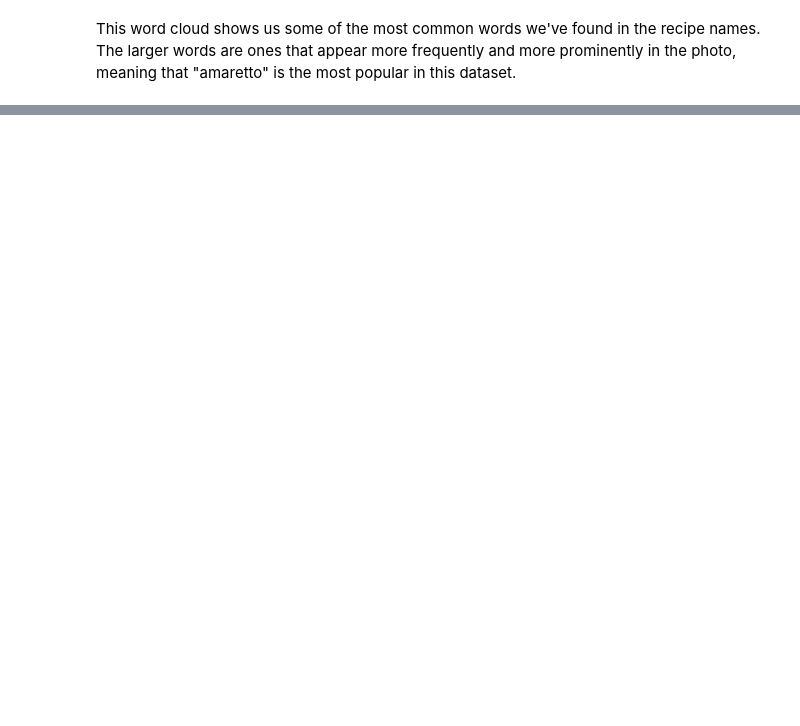
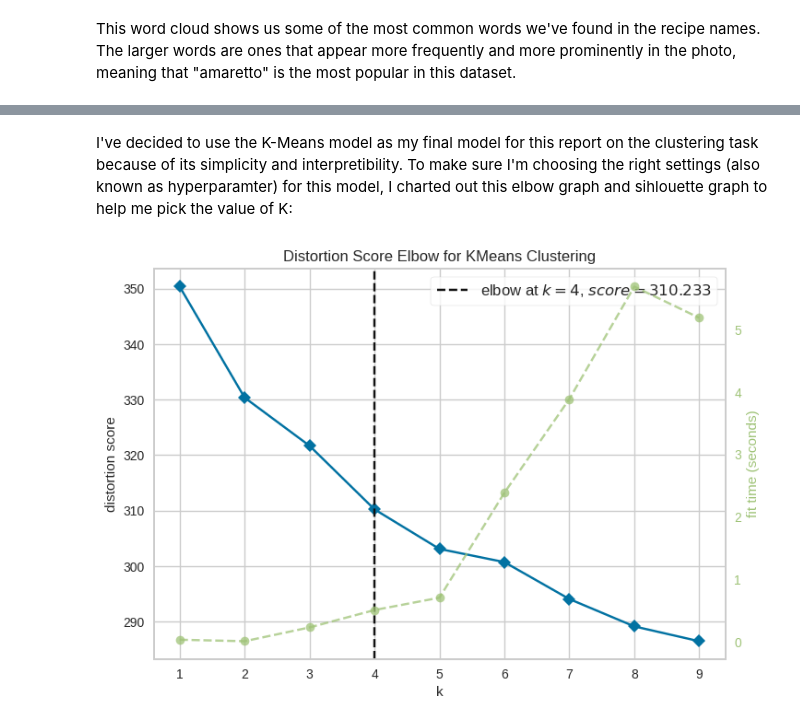
Before and after one commit to cindylemon/food.com-clustering-report, a Jupyter notebook: report.ipynb, the cells around one changed output, grey strips where cells are left out. Drawn from its saved outputs; the diff is of its cells as text; code cells hidden in the pictures; blank space fills up the shorter version.

```diff
--- a/report.ipynb
+++ b/report.ipynb
@@ -105,0 +171,13 @@ Even after trying different values, I just ended up using the point with the das
+# %% [markdown]
+I've decided to use the K-Means model as my final model for this report on the clustering task because of its simplicity and interpretibility. To make sure I'm choosing the right settings (also known as hyperparamter) for this model, I charted out this elbow graph and sihlouette graph to help me pick the value of K:
+# %%
+from yellowbrick.cluster import KElbowVisualizer, SilhouetteVisualizer
+
+model_elbow = KMeans(n_init='auto')
+model_elbow._estimator_type = "clusterer"
+visualizer = KElbowVisualizer(model_elbow, k=(1, 10))
+
+visualizer.fit(embeddings)
+visualizer.show();
+# %% [output]
+[figure, added]
```
Also changed, not shown: parts of 14 cells of this notebook.
